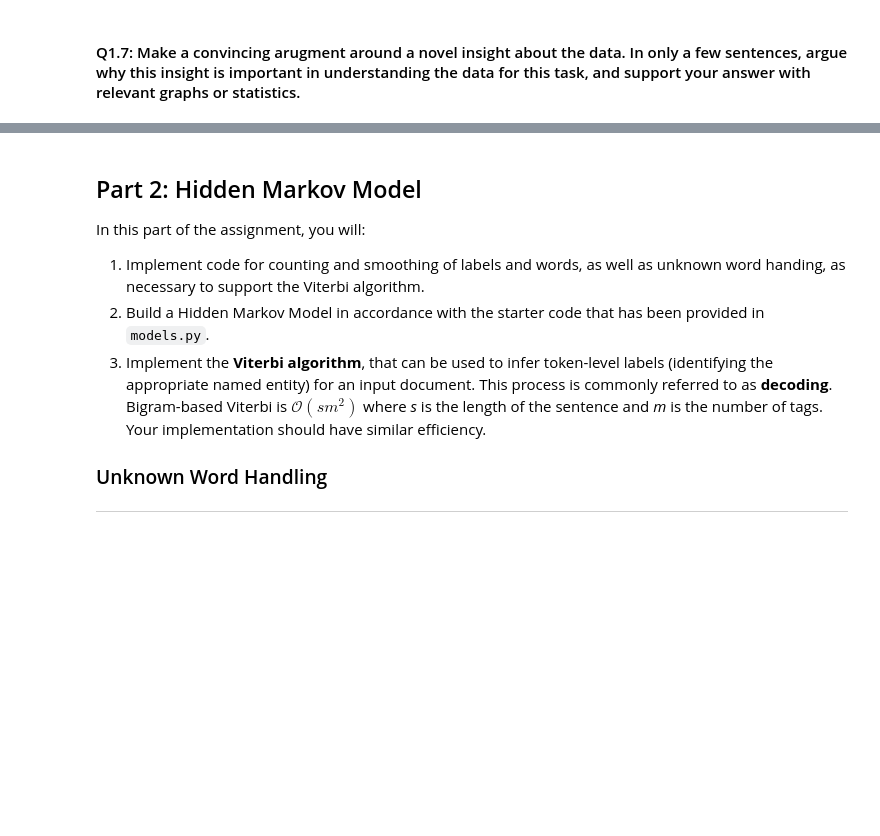
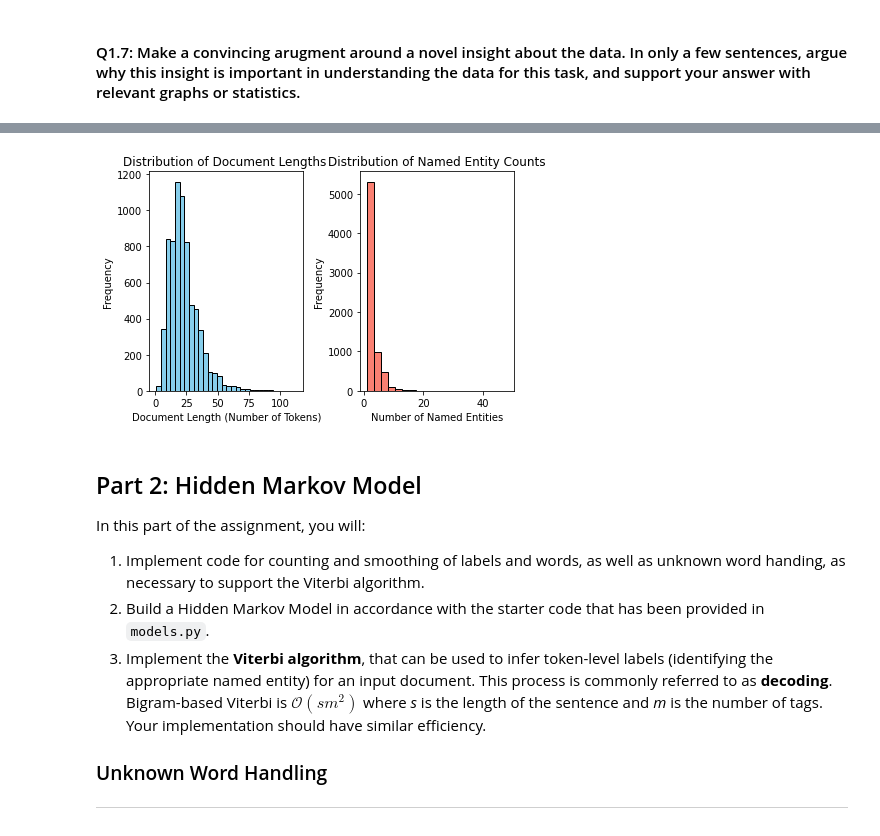
Before and after one commit to AbdulganiMuhammedsanii/nlphw1, a Jupyter notebook: hw1-release/hw1_studentfacing_sp25_cs4740.ipynb, the cells around one changed output, grey strips where cells are left out. Saved outputs shown, nothing was run; the diff lists cells and outputs as text; code cells hidden in the pictures; blank space fills up the shorter version.

```diff
--- a/hw1-release/hw1_studentfacing_sp25_cs4740.ipynb
+++ b/hw1-release/hw1_studentfacing_sp25_cs4740.ipynb
@@ -337,3 +338,22 @@ However, you are only interested in tokens which are tagged as part of named ent
+# %%
+# YOUR CODE HERE# Histogram of document lengths
+plt.subplot(1, 2, 1)
+plt.hist(doc_lengths, bins=30, color='skyblue', edgecolor='black')
+plt.title('Distribution of Document Lengths ')
+plt.xlabel('Document Length (Number of Tokens)')
+plt.ylabel('Frequency')
+
+# Histogram of named entity counts
+plt.subplot(1, 2, 2)
+plt.hist(named_entity_counts, bins=20, color='salmon', edgecolor='black')
+plt.title('Distribution of Named Entity Counts')
+plt.xlabel('Number of Named Entities')
+plt.ylabel('Frequency')
+
+plt.tight_layout()
+plt.show()
+# %% [output]
+[figure, added]
 # %% [markdown]
 ## Part 2: Hidden Markov Model
 In this part of the assignment, you will:
```
Also changed, not shown: parts of 15 cells of this notebook.
